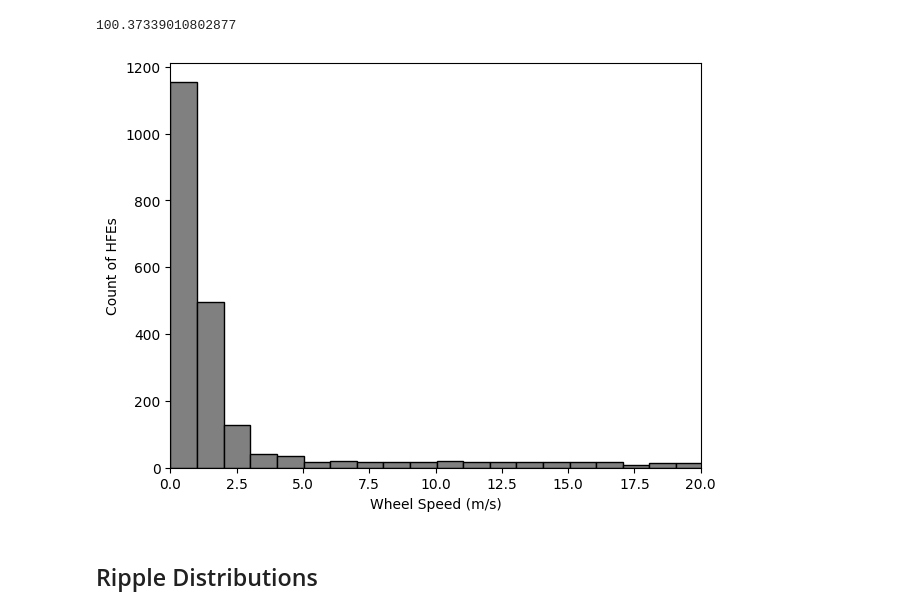
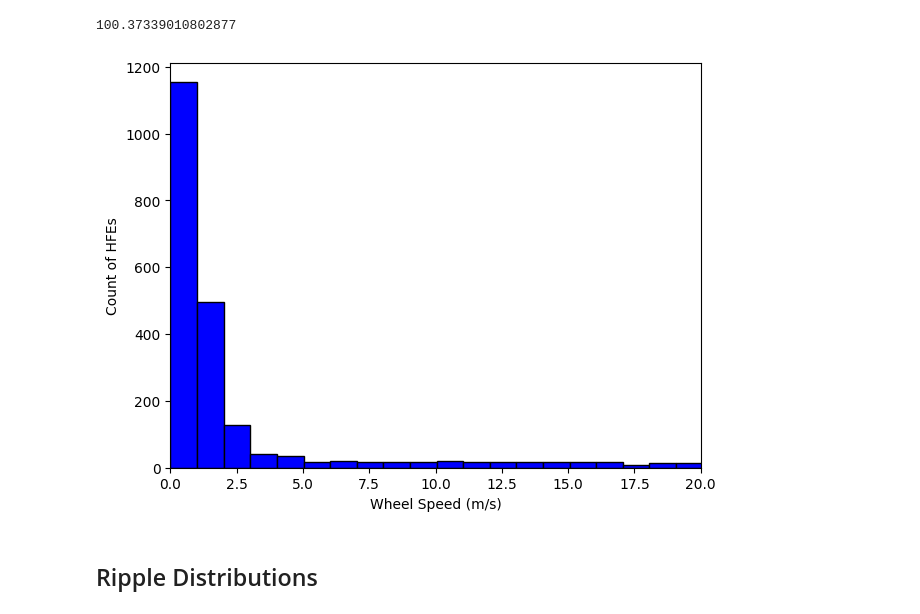
Before and after one commit to AngCamp/CampbellMurphy2024, a Jupyter notebook: TechnicalValidation/ABI_validation.ipynb, the cells around one changed output. Drawn from its saved outputs; the diff is of its cells as text; code cells hidden in the pictures.

```diff
--- a/TechnicalValidation/ABI_validation.ipynb
+++ b/TechnicalValidation/ABI_validation.ipynb
@@ -614,11 +625,16 @@ plt.show()
 # %% [output]
 [figure]
 # %%
-plt.hist(cleaned_theta_data['peakwindow_mean'], bins=90, edgecolor='black', facecolor='grey')
+# Ensure text is exported as text objects
+plt.rcParams['svg.fonttype'] = 'none'
+plt.rcParams['text.usetex'] = False  # Do not use LaTeX for rendering text
+
+plt.hist(cleaned_theta_data['peakwindow_mean'], bins=90, edgecolor='black', facecolor='blue')
 plt.xlim(-1, 25)
 plt.xlabel('Mean Theta Power (Z-score)')
 plt.ylabel('Count of HFEs')
 plt.title('Computed around Peak Window')
 plt.tight_layout()
+plt.savefig(f"{figure_six_path}six_a.svg", format='svg')
 plt.show()
 # %% [output]
@@ -650,14 +666,23 @@ speed_cleaned.max()
 # %% [output]
 100.37339010802877
 # %%
-plt.hist(speeds, bins=100, edgecolor='black', facecolor='grey')
+# Ensure text is exported as text objects
+plt.rcParams['svg.fonttype'] = 'none'
+plt.rcParams['text.usetex'] = False  # Do not use LaTeX for rendering text
+
+
+plt.hist(speeds, bins=100, edgecolor='black', facecolor='blue')
+# Ensure text is exported as text objects
+plt.rcParams['svg.fonttype'] = 'none'
+plt.rcParams['text.usetex'] = False  # Do not use LaTeX for rendering text
 plt.xlim(0, 20)
 plt.xlabel('Wheel Speed (m/s)')
 plt.ylabel('Count of HFEs')
 plt.tight_layout()
+plt.savefig(f"{figure_six_path}six_c.svg", format='svg')
 plt.show()
 # %% [output]
-[figure, old version]
+[figure, new version]
 # %% [markdown]
 ## Ripple Distributions
 # %%
```
Also changed, not shown: parts of 8 cells of this notebook, 22 other files.
